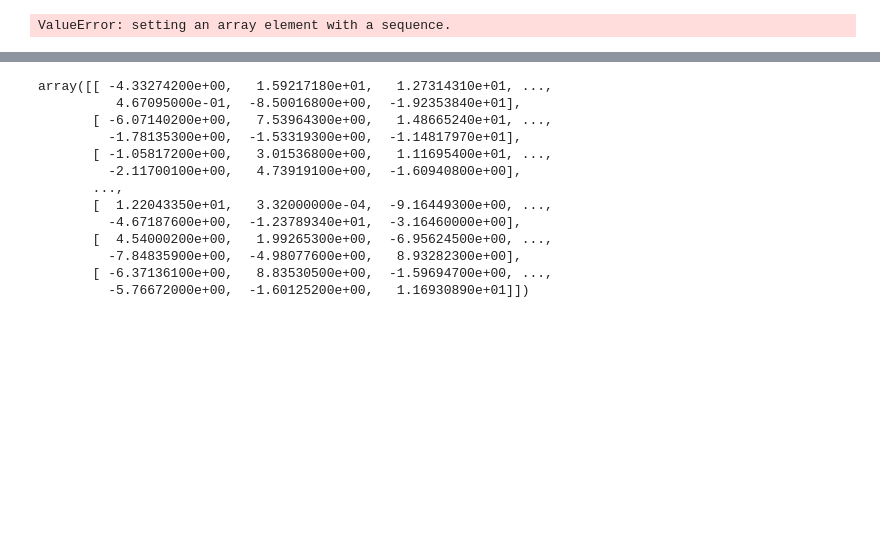
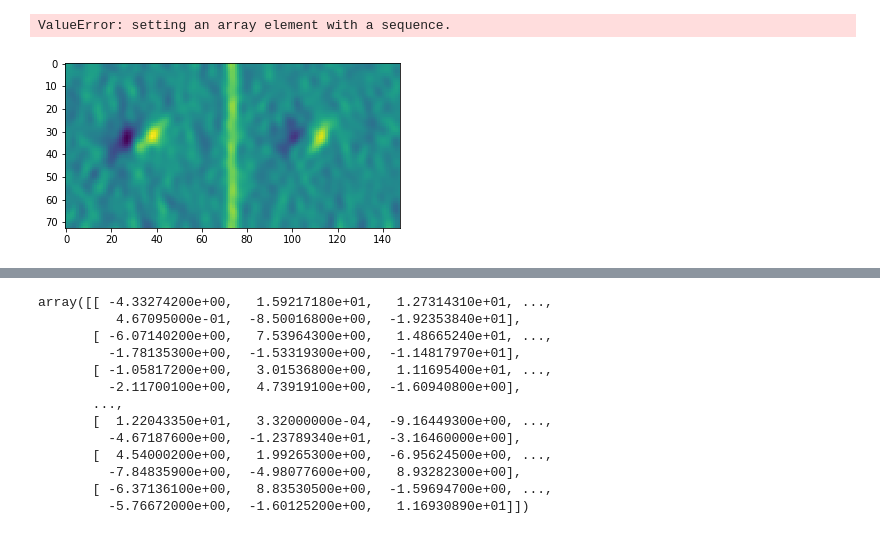
Before and after one commit to kailukowiak/DATA602_Final_Project, a Jupyter notebook: PlanningAndSandBox.ipynb, the cells around one changed output, grey strips where cells are left out. Cells and saved outputs as stored; diff of their text form; code cells hidden in the pictures; blank space fills up the shorter version.

```diff
--- a/PlanningAndSandBox.ipynb
+++ b/PlanningAndSandBox.ipynb
@@ -114,3 +114,27 @@ for i in range(len(train)):
     train.set_value(i, 'both', temp1)
 # %% [output]
 ValueError: setting an array element with a sequence.
+# %%
+def pre_process(df):
+    imgs = []
+    xder = np.array([[-1,0,1],[-2,0,2],[-1,0,1]])
+    for i, row in df.iterrows():
+        # Concatinate square images to one 75 x 150 pixle image.
+        concat = np.concatenate((np.reshape(np.array(train.iloc[i,0]),(75,75)),
+                   np.reshape(np.array(train.iloc[i,1]),(75,75))), axis =1)
+        # Denoise image
+        gauss_denoised = ndimage.gaussian_filter(concat, 2)
+        # Take first derivative.
+        deriv = signal.convolve2d(gauss_denoised, xder, mode= 'valid')
+        # Append to array
+        imgs.append(deriv)
+
+    return np.array(imgs)
+
+
+Xtrain = pre_process(train) # Training data
+Ytrain = np.array(train['is_iceberg']) # Labels. (Data must remain in this order to not misclassify.)
+# %%
+imgplot = plt.imshow(Xtrain[5])
+# %% [output]
+[figure, added]
```
Also changed, not shown: parts of 9 cells of this notebook, 1 other file.
